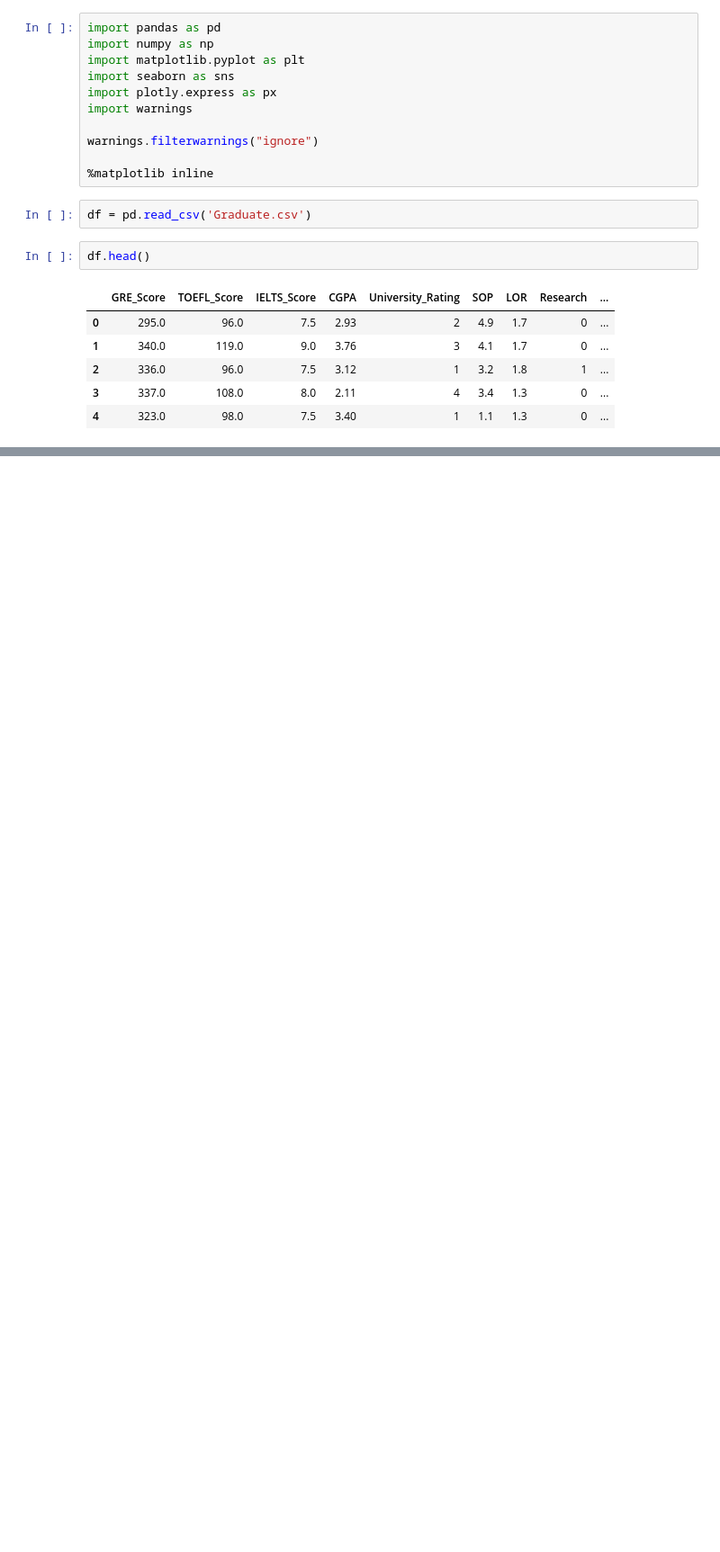
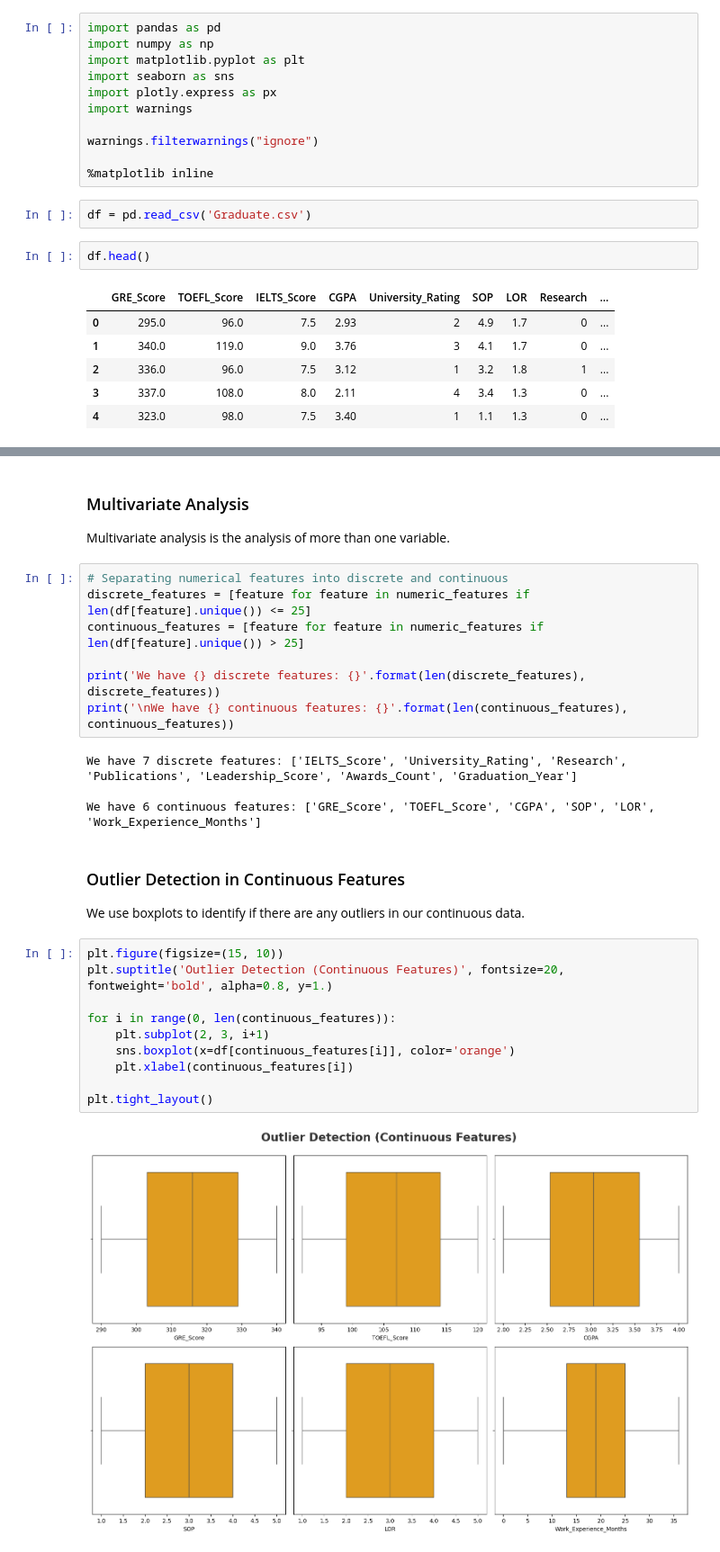
Before and after one commit to Shakib2002/Erasmus-Mundus-Scholarship-Possibilities-Prediction, a Jupyter notebook: notebook/1_EDA_Scholarship.ipynb, the cells around one changed output, grey strips where cells are left out. Shown at 90% size. Saved outputs shown, nothing was run; the diff lists cells and outputs as text; blank space fills up the shorter version.

```diff
--- a/notebook/1_EDA_Scholarship.ipynb
+++ b/notebook/1_EDA_Scholarship.ipynb
@@ -66,0 +175,29 @@ df.describe()
+# %% [markdown]
+### Multivariate Analysis
+Multivariate analysis is the analysis of more than one variable.
+# %%
+# Separating numerical features into discrete and continuous
+discrete_features = [feature for feature in numeric_features if len(df[feature].unique()) <= 25]
+continuous_features = [feature for feature in numeric_features if len(df[feature].unique()) > 25]
+
+print('We have {} discrete features: {}'.format(len(discrete_features), discrete_features))
+print('\nWe have {} continuous features: {}'.format(len(continuous_features), continuous_features))
+# %% [output]
+We have 7 discrete features: ['IELTS_Score', 'University_Rating', 'Research', 'Publications', 'Leadership_Score', 'Awards_Count', 'Graduation_Year']
+
+We have 6 continuous features: ['GRE_Score', 'TOEFL_Score', 'CGPA', 'SOP', 'LOR', 'Work_Experience_Months']
+# %% [markdown]
+### Outlier Detection in Continuous Features
+We use boxplots to identify if there are any outliers in our continuous data.
+# %%
+plt.figure(figsize=(15, 10))
+plt.suptitle('Outlier Detection (Continuous Features)', fontsize=20, fontweight='bold', alpha=0.8, y=1.)
+
+for i in range(0, len(continuous_features)):
+    plt.subplot(2, 3, i+1)
+    sns.boxplot(x=df[continuous_features[i]], color='orange')
+    plt.xlabel(continuous_features[i])
+
+plt.tight_layout()
+# %% [output]
+[figure, added]
```
Also changed, not shown: parts of 14 cells of this notebook.
